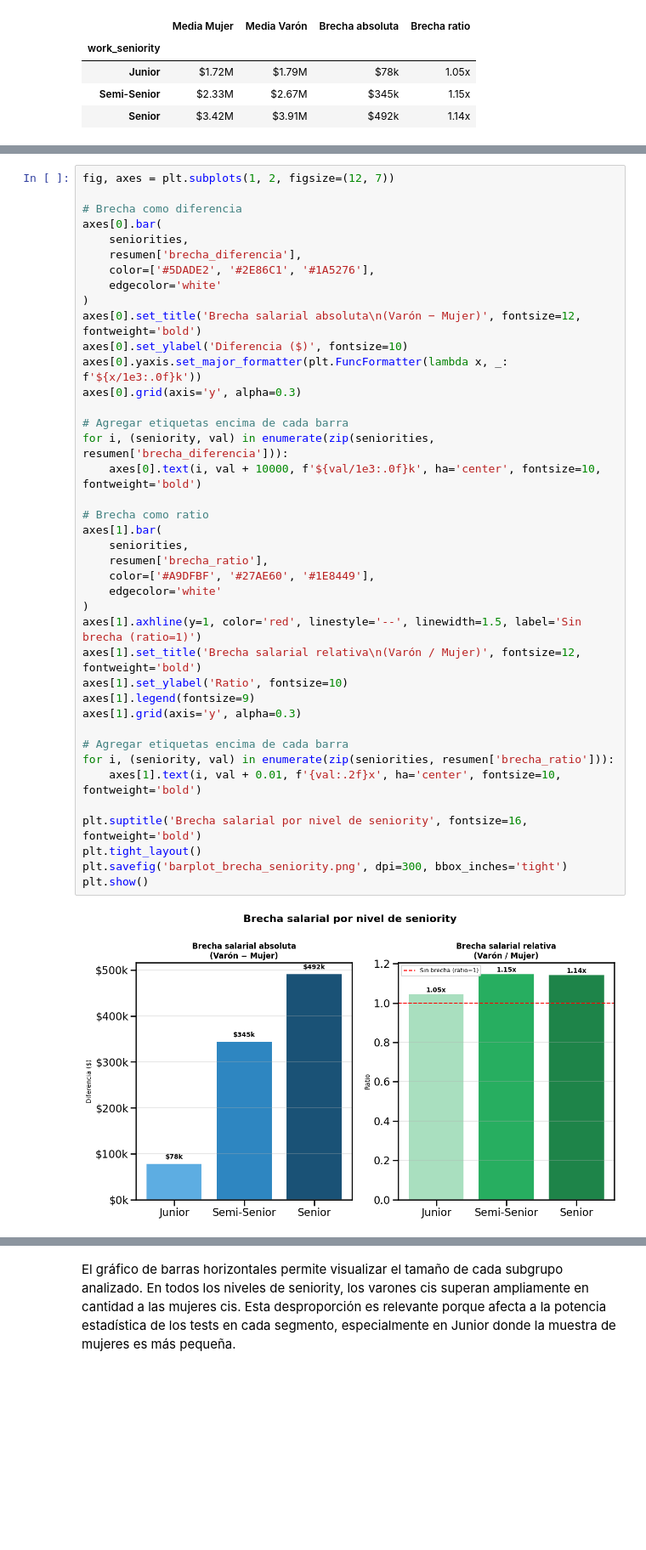
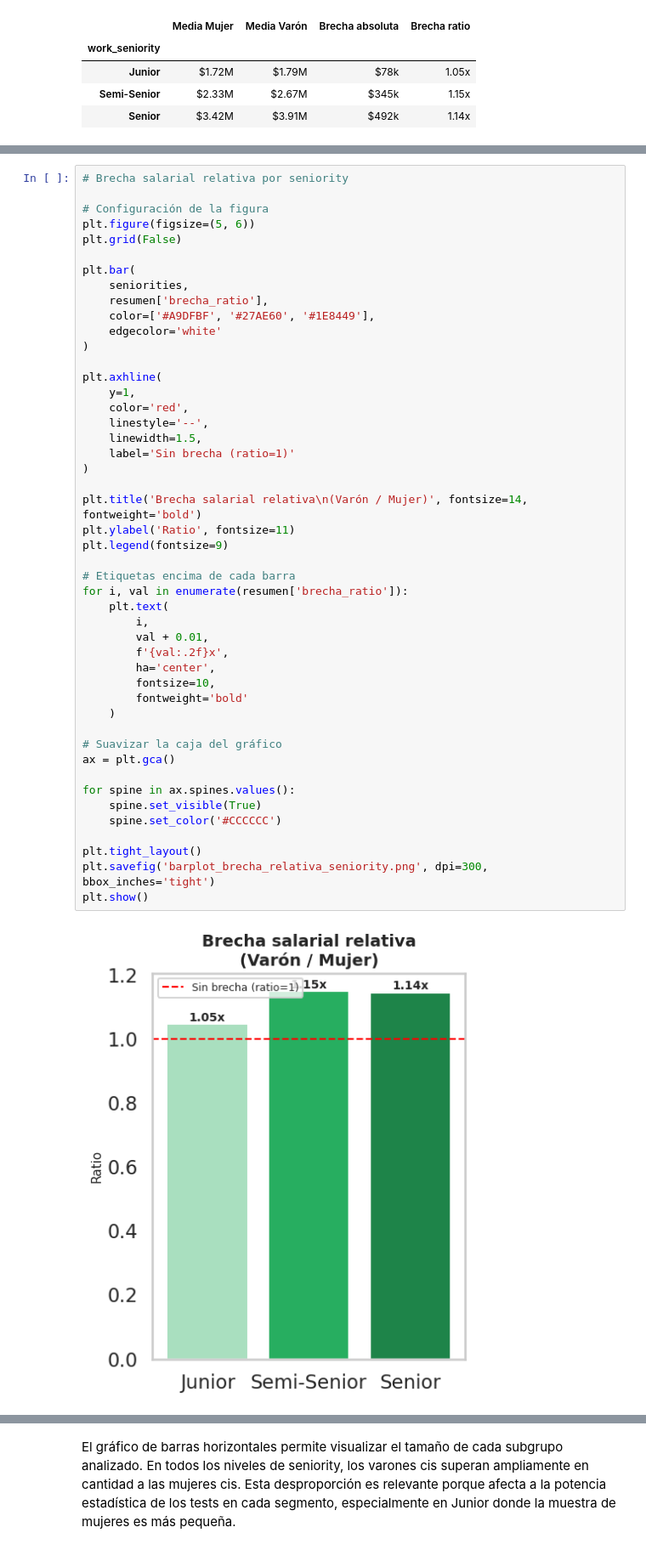
Before and after one commit to sgruyzcki/DiploDatos2026, a Jupyter notebook: Análisis y Visualización de Datos/practico2/Entregable_Parte_2_Grupo_3.ipynb, the cells around one changed output, grey strips where cells are left out. Shown at 85% size. Saved outputs shown, nothing was run; the diff lists cells and outputs as text; blank space fills up the shorter version.

```diff
--- a/Análisis y Visualización de Datos/practico2/Entregable_Parte_2_Grupo_3.ipynb
+++ b/Análisis y Visualización de Datos/practico2/Entregable_Parte_2_Grupo_3.ipynb
@@ -1461,43 +1511,50 @@ display(resumen_display)
 # %%
-fig, axes = plt.subplots(1, 2, figsize=(12, 7))
+# Brecha salarial relativa por seniority
 
-# Brecha como diferencia
-axes[0].bar(
-    seniorities,
-    resumen['brecha_diferencia'],
-    color=['#5DADE2', '#2E86C1', '#1A5276'],
-    edgecolor='white'
-)
-axes[0].set_title('Brecha salarial absoluta\n(Varón − Mujer)', fontsize=12, fontweight='bold')
-axes[0].set_ylabel('Diferencia ($)', fontsize=10)
-axes[0].yaxis.set_major_formatter(plt.FuncFormatter(lambda x, _: f'${x/1e3:.0f}k'))
-axes[0].grid(axis='y', alpha=0.3)
+# Configuración de la figura
+plt.figure(figsize=(5, 6))
+plt.grid(False)
 
-# Agregar etiquetas encima de cada barra
-for i, (seniority, val) in enumerate(zip(seniorities, resumen['brecha_diferencia'])):
-    axes[0].text(i, val + 10000, f'${val/1e3:.0f}k', ha='center', fontsize=10, fontweight='bold')
-
-# Brecha como ratio
-axes[1].bar(
+plt.bar(
     seniorities,
     resumen['brecha_ratio'],
     color=['#A9DFBF', '#27AE60', '#1E8449'],
     edgecolor='white'
 )
-axes[1].axhline(y=1, color='red', linestyle='--', linewidth=1.5, label='Sin brecha (ratio=1)')
-axes[1].set_title('Brecha salarial relativa\n(Varón / Mujer)', fontsize=12, fontweight='bold')
-axes[1].set_ylabel('Ratio', fontsize=10)
-axes[1].legend(fontsize=9)
-axes[1].grid(axis='y', alpha=0.3)
 
-# Agregar etiquetas encima de cada barra
-for i, (seniority, val) in enumerate(zip(seniorities, resumen['brecha_ratio'])):
-    axes[1].text(i, val + 0.01, f'{val:.2f}x', ha='center', fontsize=10, fontweight='bold')
+plt.axhline(
+    y=1,
+    color='red',
+    linestyle='--',
+    linewidth=1.5,
+    label='Sin brecha (ratio=1)'
+)
 
-plt.suptitle('Brecha salarial por nivel de seniority', fontsize=16, fontweight='bold')
+plt.title('Brecha salarial relativa\n(Varón / Mujer)', fontsize=14, fontweight='bold')
+plt.ylabel('Ratio', fontsize=11)
+plt.legend(fontsize=9)
+
+# Etiquetas encima de cada barra
+for i, val in enumerate(resumen['brecha_ratio']):
+    plt.text(
+        i,
+        val + 0.01,
+        f'{val:.2f}x',
+        ha='center',
+        fontsize=10,
+        fontweight='bold'
+    )
+
+# Suavizar la caja del gráfico
+ax = plt.gca()
+
+for spine in ax.spines.values():
+    spine.set_visible(True)
+    spine.set_color('#CCCCCC')
+
 plt.tight_layout()
-plt.savefig('barplot_brecha_seniority.png', dpi=300, bbox_inches='tight')
+plt.savefig('barplot_brecha_relativa_seniority.png', dpi=300, bbox_inches='tight')
 plt.show()
 # %% [output]
-[figure, old version]
+[figure, new version]
 # %% [markdown]
```
Also changed, not shown: parts of 7 cells of this notebook.
